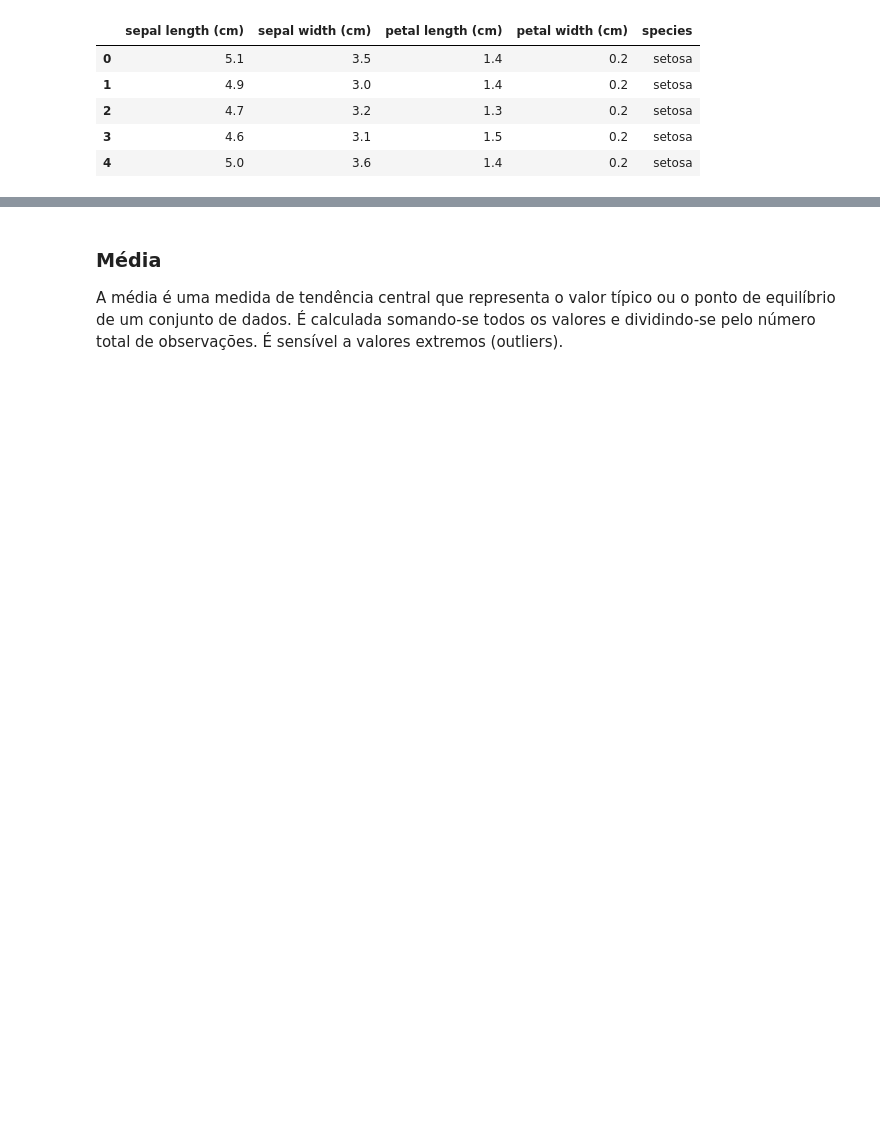
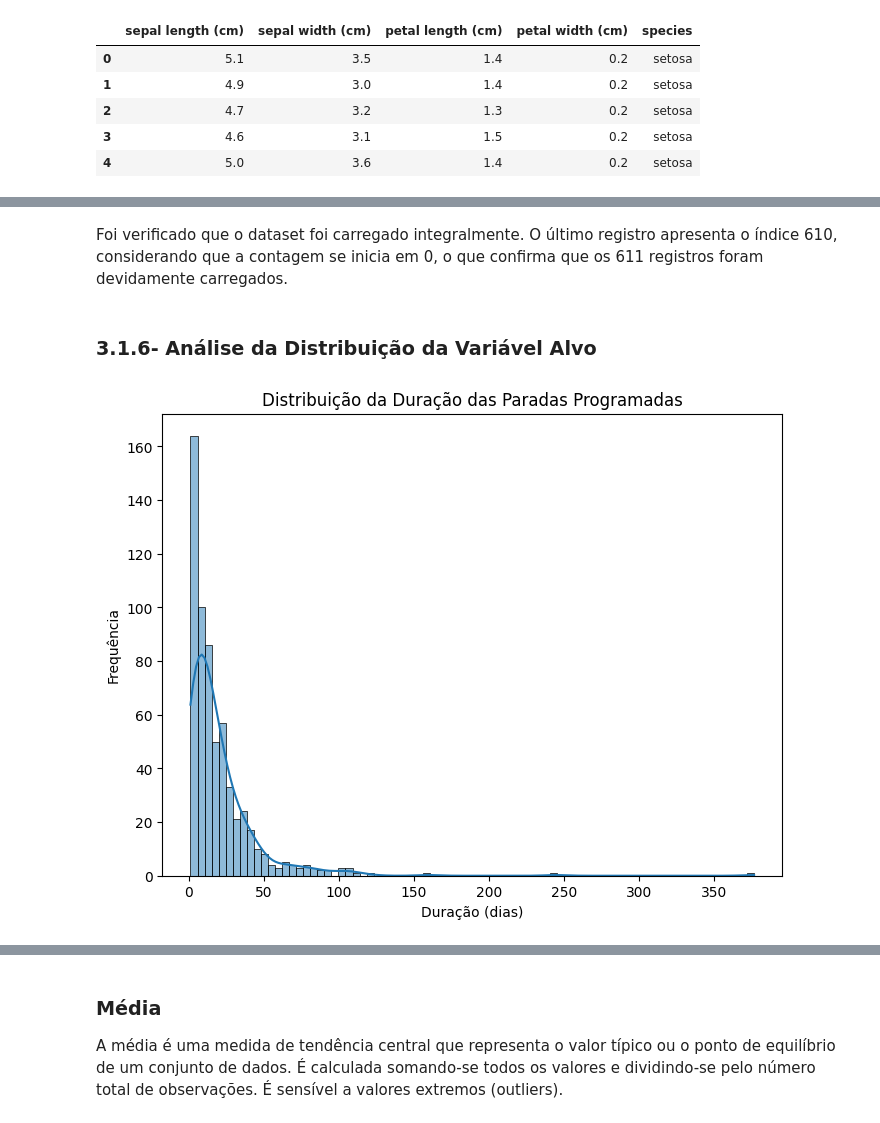
Before and after one commit to LAOLIVEIRA1972/PUC_MVP_AnaliseDados, a Jupyter notebook: mvp_Analise_Dados.ipynb, the cells around one changed output, grey strips where cells are left out. Saved outputs shown, nothing was run; the diff lists cells and outputs as text; code cells hidden in the pictures; blank space fills up the shorter version.

```diff
--- a/mvp_Analise_Dados.ipynb
+++ b/mvp_Analise_Dados.ipynb
@@ -155,0 +214,14 @@ Estatísticas descritivas fornecem um resumo das características numéricas, in
+# %% [markdown]
+Foi verificado que o dataset foi carregado integralmente. O último registro apresenta o índice 610, considerando que a contagem se inicia em 0, o que confirma que os 611 registros foram devidamente carregados.
+# %% [markdown]
+### 3.1.6- Análise da Distribuição da Variável Alvo
+# %%
+# Histograma para a distribuição da duração de paradas programadas para análise da variável alvo
+plt.figure(figsize=(8, 6))
+sns.histplot(dataset['DURAÇÃO'], kde=True)
+plt.title('Distribuição da Duração das Paradas Programadas')
+plt.xlabel('Duração (dias)')
+plt.ylabel('Frequência')
+plt.show()
+# %% [output]
+[figure, added]
```
Also changed, not shown: parts of 36 cells of this notebook.
